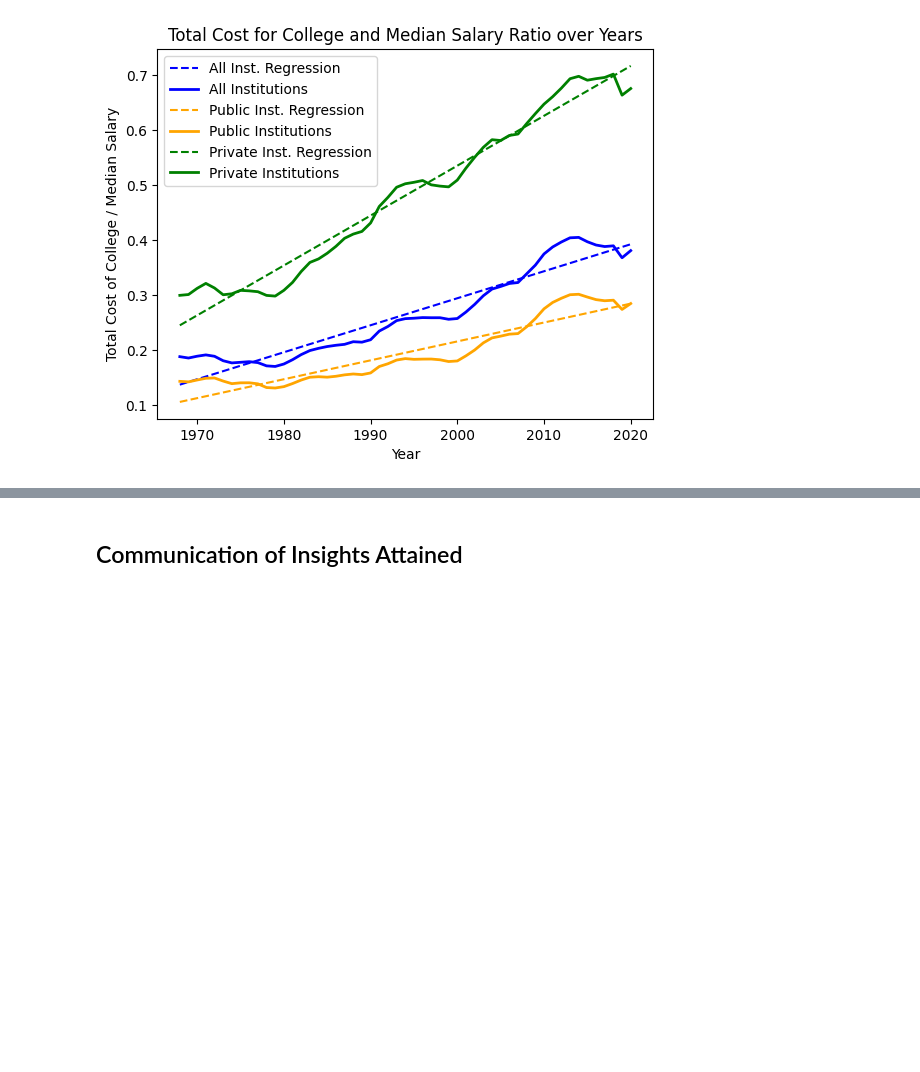
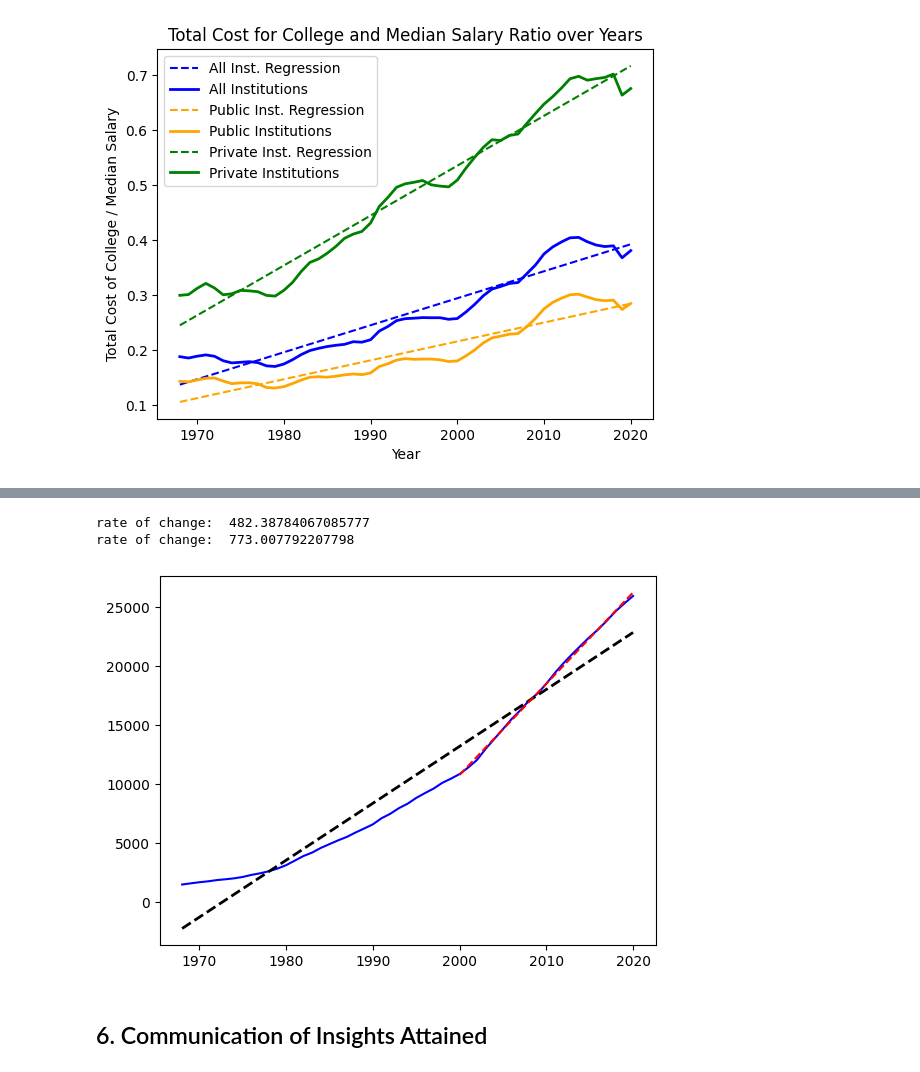
Before and after one commit to Agustin-Mor/Agustin-Mor.github.io, a Jupyter notebook: tutorial.ipynb, the cells around one changed output, grey strips where cells are left out. Saved outputs shown, nothing was run; the diff lists cells and outputs as text; code cells hidden in the pictures; blank space fills up the shorter version.

```diff
--- a/tutorial.ipynb
+++ b/tutorial.ipynb
@@ -577,2 +582,44 @@ plt.show()
+# %%
+plt.plot(
+    df_college_cost_all['Year'],
+    df_college_cost_all['Total'],
+    c='b'
+)
+
+a, b = np.polyfit(
+    df_college_cost_all['Year'],
+    df_college_cost_all['Total'],
+    deg=1
+)
+
+plt.plot(
+    df_college_cost_all['Year'],
+    a * df_college_cost_all['Year'] + b,
+    color='k',
+    linestyle='--',
+    linewidth=2
+)
+
+c, d = np.polyfit(
+    df_college_cost_all['Year'][32:],
+    df_college_cost_all['Total'][32:],
+    deg=1.5
+)
+
+plt.plot(
+    df_college_cost_all['Year'][32:],
+    c * df_college_cost_all['Year'][32:] + d,
+    color='r',
+    linestyle='--',
+    linewidth=1.5
+)
+
+
+print("rate of change: ", a)
+print("rate of change: ", c)
+# %% [output]
+rate of change:  482.38784067085777
+rate of change:  773.007792207798
+[figure, added]
 # %% [markdown]
-## Communication of Insights Attained
+## 6. Communication of Insights Attained
```
Also changed, not shown: parts of 19 cells of this notebook, 1 other file.
